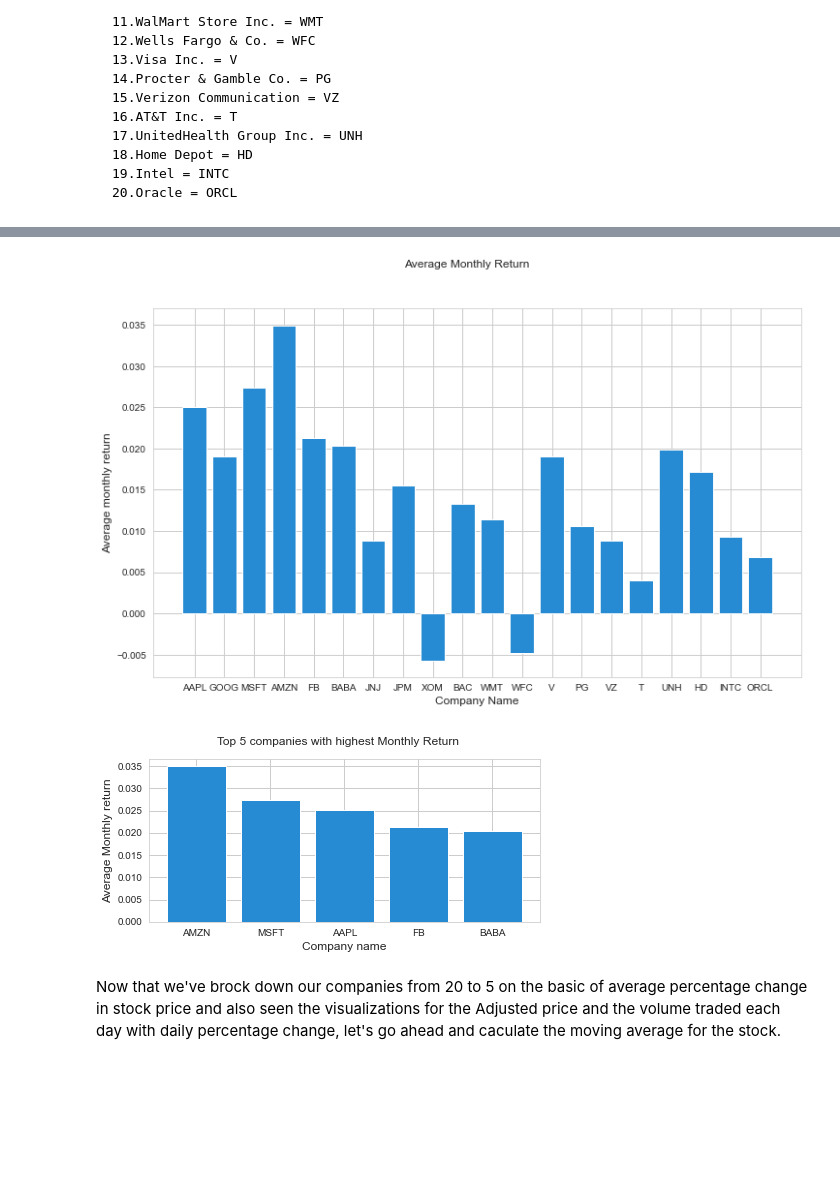
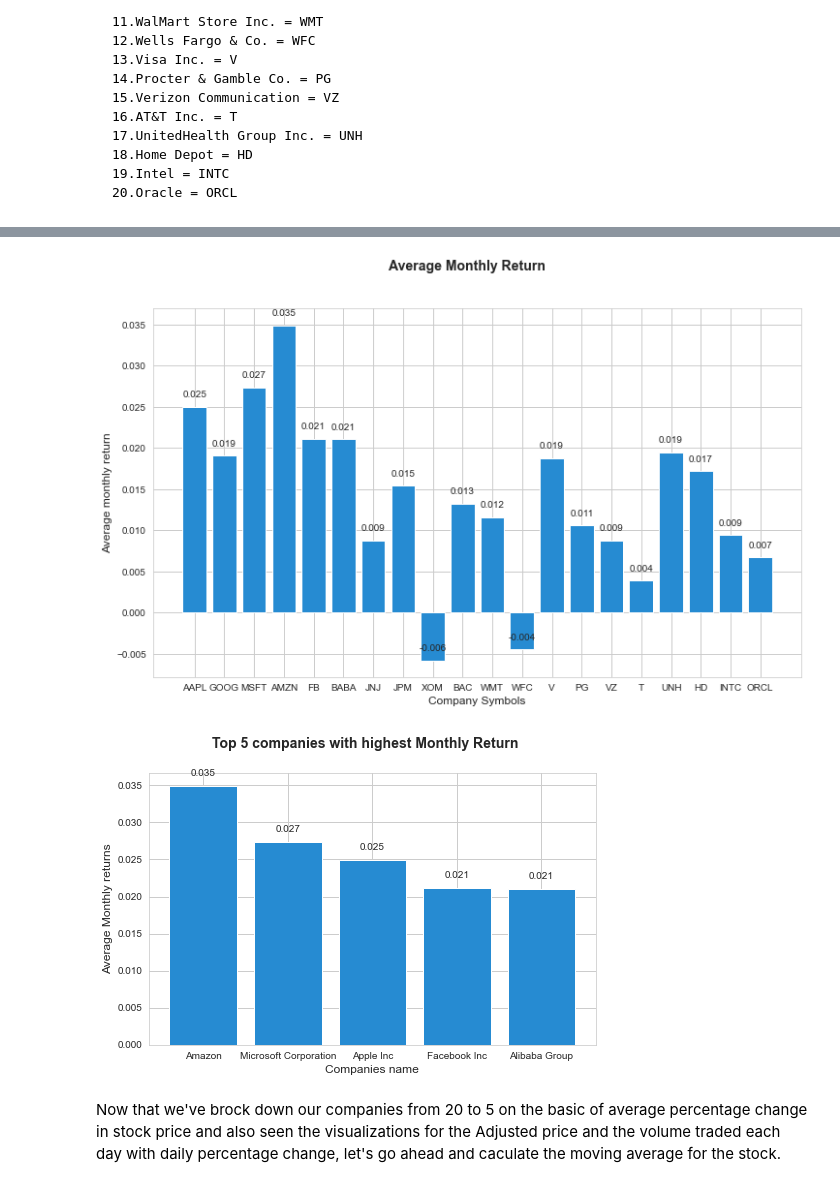
Before and after one commit to RITISHKARKIUNH/stockanalysis, a Jupyter notebook: Stock_Analysis.ipynb, the cells around one changed output, grey strips where cells are left out. Saved outputs shown, nothing was run; the diff lists cells and outputs as text; code cells hidden in the pictures; blank space fills up the shorter version.

Commit message:
making plotting dynamnic and other fixes

```diff
--- a/Stock_Analysis.ipynb
+++ b/Stock_Analysis.ipynb
@@ -173,23 +202,47 @@ fig.tight_layout(pad=3.0)
 # %%
 plt.figure(figsize=(12, 7))
 plt.bar(columns, monthly_returns.mean())
-plt.xlabel('Company Name')
+
+# zip joins x and y coordinate in pair
+for x,y in zip(columns,monthly_returns.mean()):
+    label = "{:.3f}".format(y)
+    plt.annotate(label,
+                (x,y),
+                textcoords = 'offset points',
+                xytext = (0,10),
+                ha = 'center')
+
+plt.xlabel('Company Symbols')
 plt.ylabel('Average monthly return')
-plt.suptitle('Average Monthly Return')
+plt.suptitle('Average Monthly Return', fontweight = 'bold', fontsize = 14)
 plt.show()
 # %% [output]
-[figure, old version]
+[figure, new version]
 # %%
 top_five = monthly_returns.mean().nlargest(5)
+
 company_name = list(top_five.keys())
-plt.figure(figsize=(7, 3))
-plt.bar(company_name, top_five)
-plt.suptitle('Top 5 companies with highest Monthly Return')
-plt.ylabel('Average Monthly return')
-plt.xlabel('Company name')
+names = []
+for key in company_name:
+    names.append(CompanyNameMap[key])
+
+plt.figure(figsize=(8, 5))
+plt.bar(names, top_five)
+
+# zip joins x and y coordinate in pair
+for x,y in zip(names,top_five):
+    label = "{:.3f}".format(y)
+    plt.annotate(label,
+                (x,y),
+                textcoords = 'offset points',
+                xytext = (0,10),
+                ha = 'center')
+plt.suptitle('Top 5 companies with highest Monthly Return', fontsize = 14, fontweight = 'bold')
+plt.ylabel('Average Monthly returns')
+plt.xlabel('Companies name')
 plt.show()
 # %% [output]
-[figure, old version]
+[figure, new version]
 # %% [markdown]
 Now that we've brock down our companies from 20 to 5 on the basic of average percentage change in stock price and also seen the visualizations for the Adjusted price and the volume traded each day with daily percentage change, let's go ahead and caculate the moving average for the stock.
 # %% [markdown]
```
Also changed, not shown: parts of 58 cells of this notebook.
